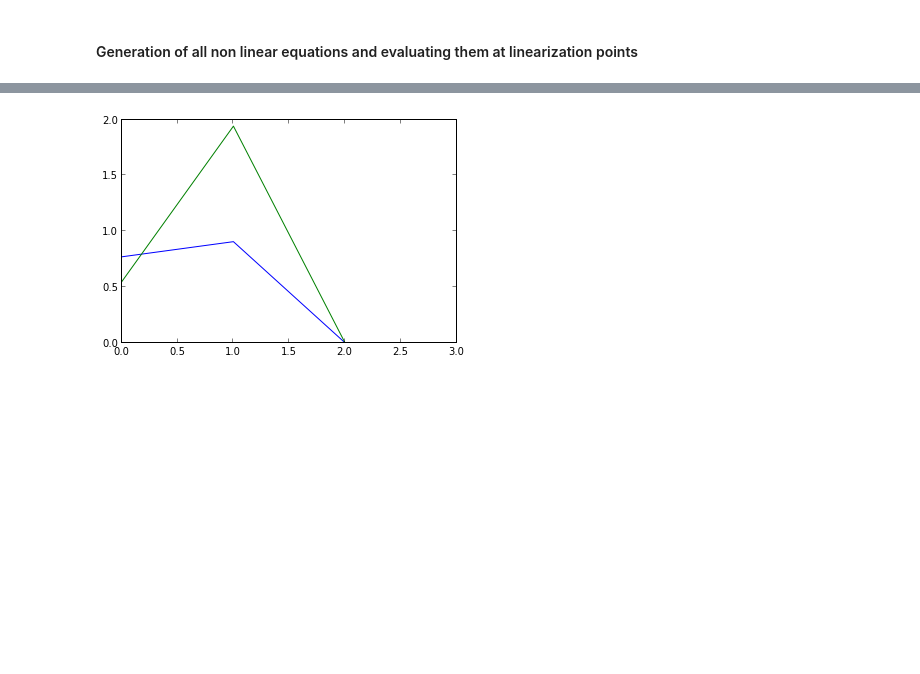
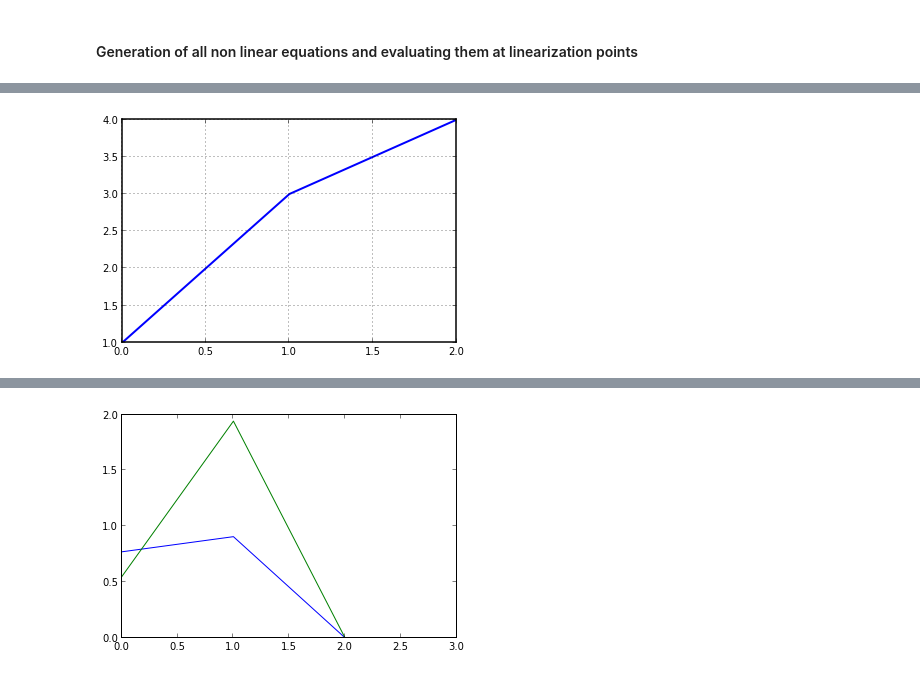
Before and after one commit to cvbrgava/ddp, a Jupyter notebook: notebook/Parser.ipynb, the cells around one changed output, grey strips where cells are left out. Cells and saved outputs as stored; diff of their text form; code cells hidden in the pictures; blank space fills up the shorter version.

```diff
--- a/notebook/Parser.ipynb
+++ b/notebook/Parser.ipynb
@@ -438,0 +175,7 @@ Variables used
+# %%
+
+plt.figure(1)
+plt.plot([1,3,4])
+plt.show()
+# %% [output]
+[figure, added]
```
Also changed, not shown: parts of 55 cells of this notebook, 7 other files.
